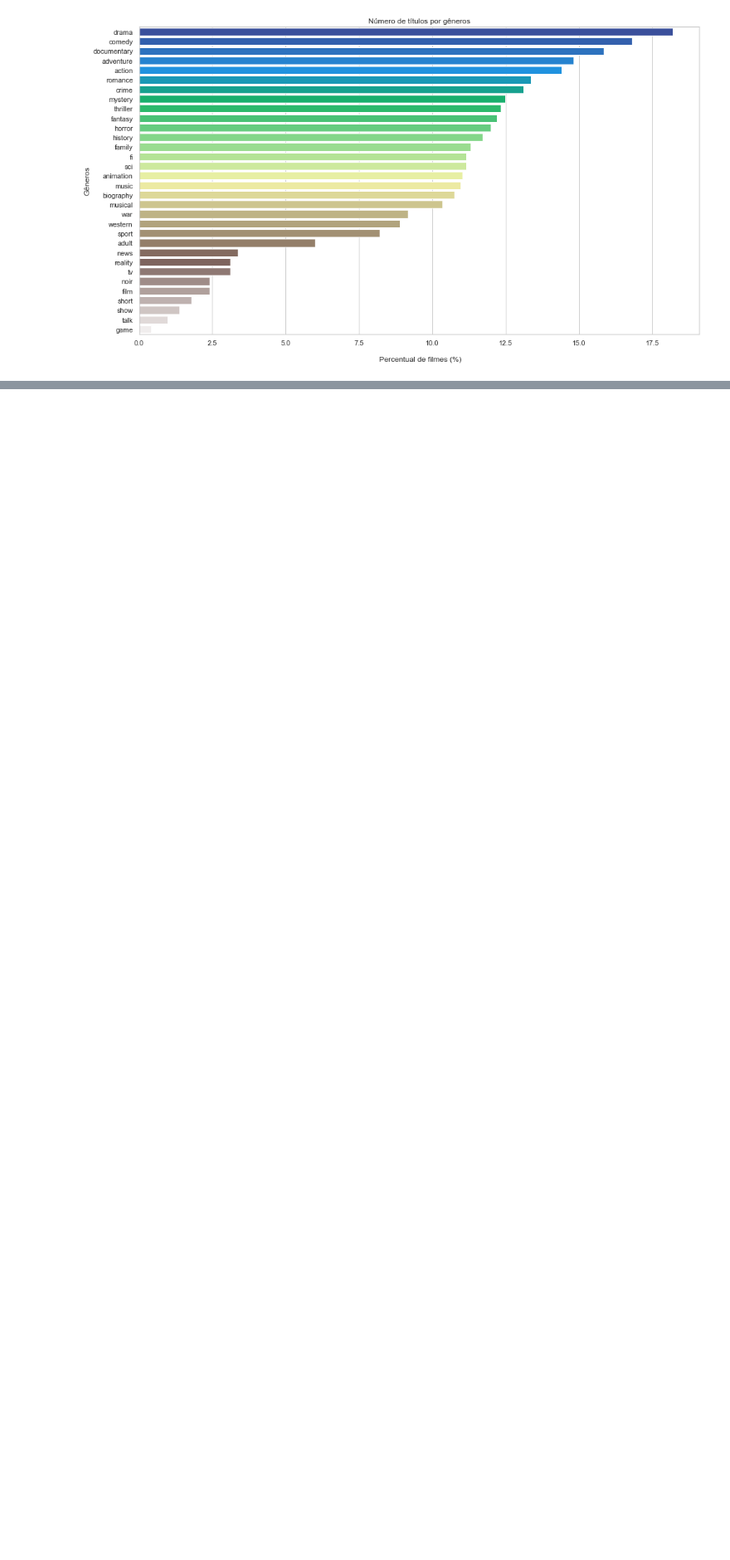
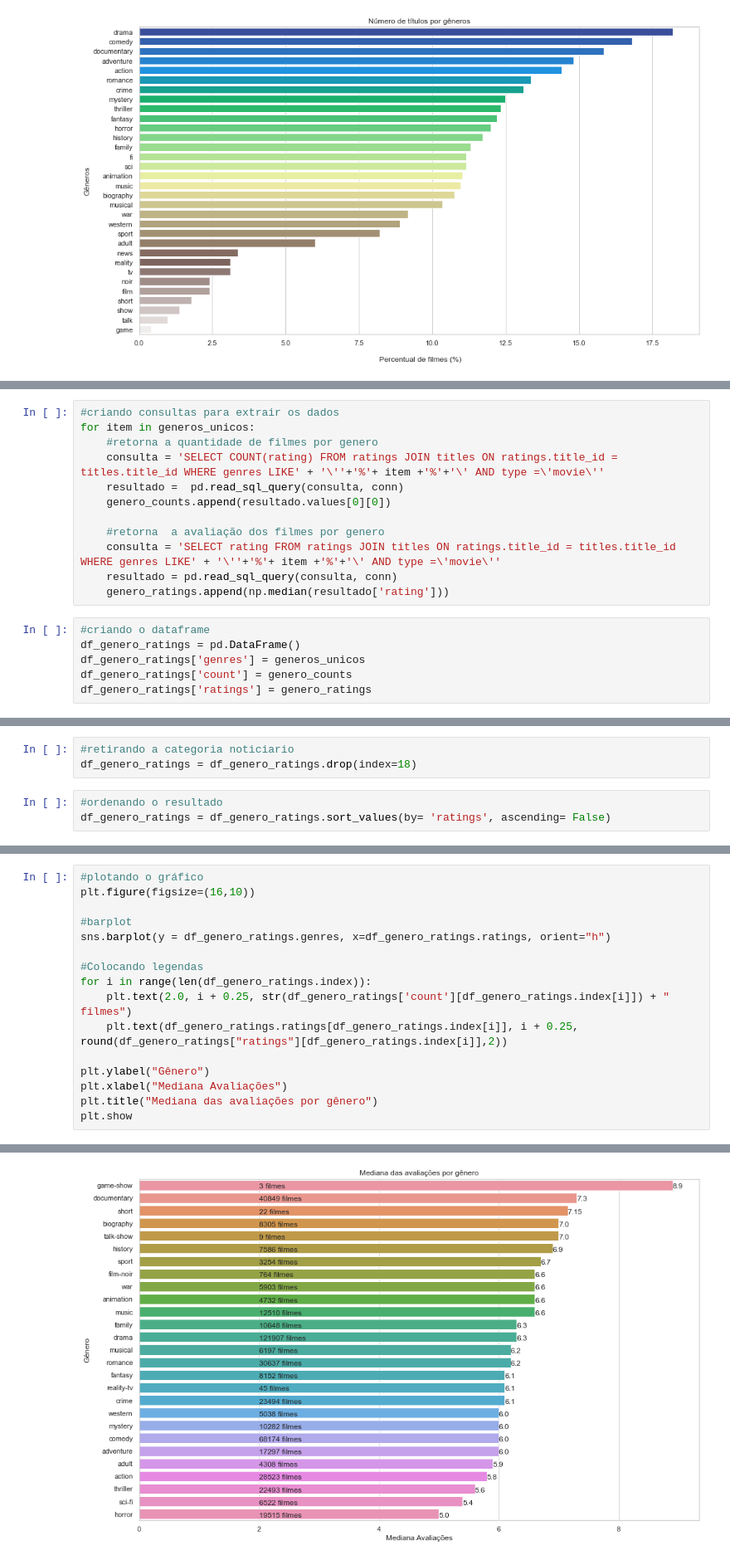
Before and after one commit to BrunoOMelo/Project01-PythonAnalytics, a Jupyter notebook: project_analytics.ipynb, the cells around one changed output, grey strips where cells are left out. Shown: that part at 83% size. Drawn from its saved outputs; the diff is of its cells as text; blank space fills up the shorter version.

Commit message:
Fourth  Question
Answering the fourth business question: what is the median of ratings by gender.

```diff
--- a/project_analytics.ipynb
+++ b/project_analytics.ipynb
@@ -458,0 +525,18 @@ plt.show()
+# %%
+#criando consultas para extrair os dados
+for item in generos_unicos:
+    #retorna a quantidade de filmes por genero
+    consulta = 'SELECT COUNT(rating) FROM ratings JOIN titles ON ratings.title_id = titles.title_id WHERE genres LIKE' + '\''+'%'+ item +'%'+'\' AND type =\'movie\''
+    resultado =  pd.read_sql_query(consulta, conn)
+    genero_counts.append(resultado.values[0][0])
+
+    #retorna  a avaliação dos filmes por genero
+    consulta = 'SELECT rating FROM ratings JOIN titles ON ratings.title_id = titles.title_id WHERE genres LIKE' + '\''+'%'+ item +'%'+'\' AND type =\'movie\''
+    resultado = pd.read_sql_query(consulta, conn)
+    genero_ratings.append(np.median(resultado['rating']))
+# %%
+#criando o dataframe
+df_genero_ratings = pd.DataFrame()
+df_genero_ratings['genres'] = generos_unicos
+df_genero_ratings['count'] = genero_counts
+df_genero_ratings['ratings'] = genero_ratings
@@ -458,0 +564,6 @@ plt.show()
+# %%
+#retirando a categoria noticiario
+df_genero_ratings = df_genero_ratings.drop(index=18)
+# %%
+#ordenando o resultado
+df_genero_ratings = df_genero_ratings.sort_values(by= 'ratings', ascending= False)
@@ -458,0 +591,17 @@ plt.show()
+# %%
+#plotando o gráfico
+plt.figure(figsize=(16,10))
+
+#barplot
+sns.barplot(y = df_genero_ratings.genres, x=df_genero_ratings.ratings, orient="h")
+
+#Colocando legendas
+for i in range(len(df_genero_ratings.index)):
+    plt.text(2.0, i + 0.25, str(df_genero_ratings['count'][df_genero_ratings.index[i]]) + " filmes")
+    plt.text(df_genero_ratings.ratings[df_genero_ratings.index[i]], i + 0.25, round(df_genero_ratings["ratings"][df_genero_ratings.index[i]],2))
+
+plt.ylabel("Gênero")
+plt.xlabel("Mediana Avaliações")
+plt.title("Mediana das avaliações por gênero")
+plt.show
+# %% [output]
@@ -458,0 +609 @@ plt.show()
+[figure, added]
```
Also changed, not shown: parts of 12 cells of this notebook.
